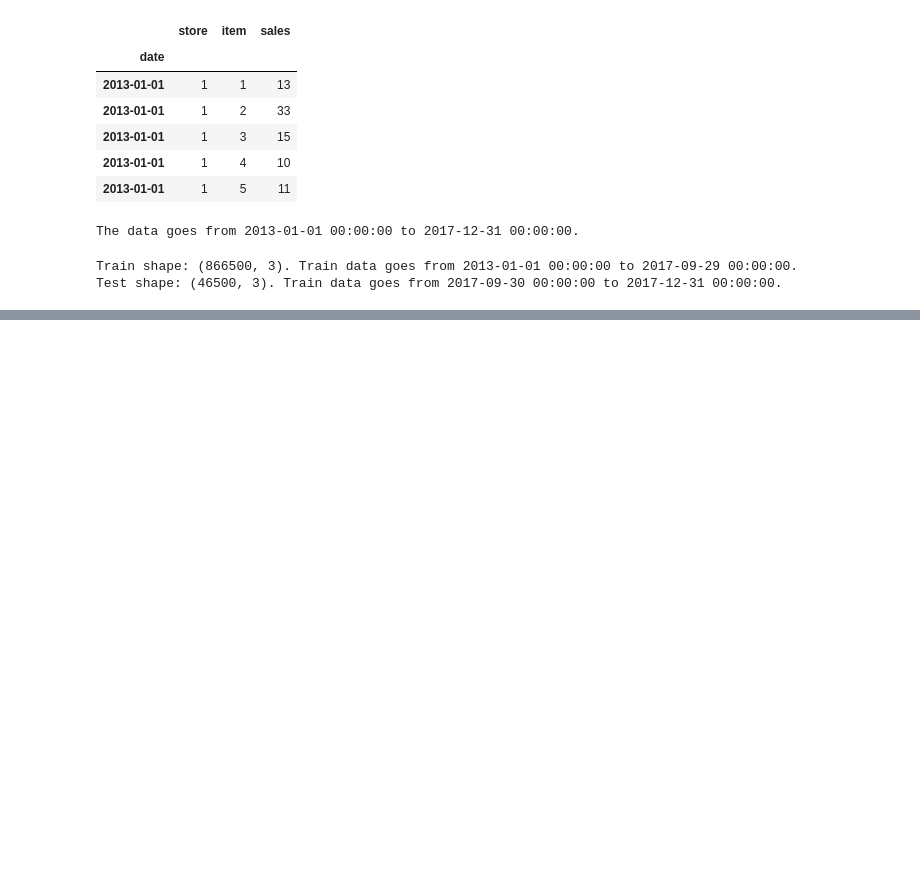
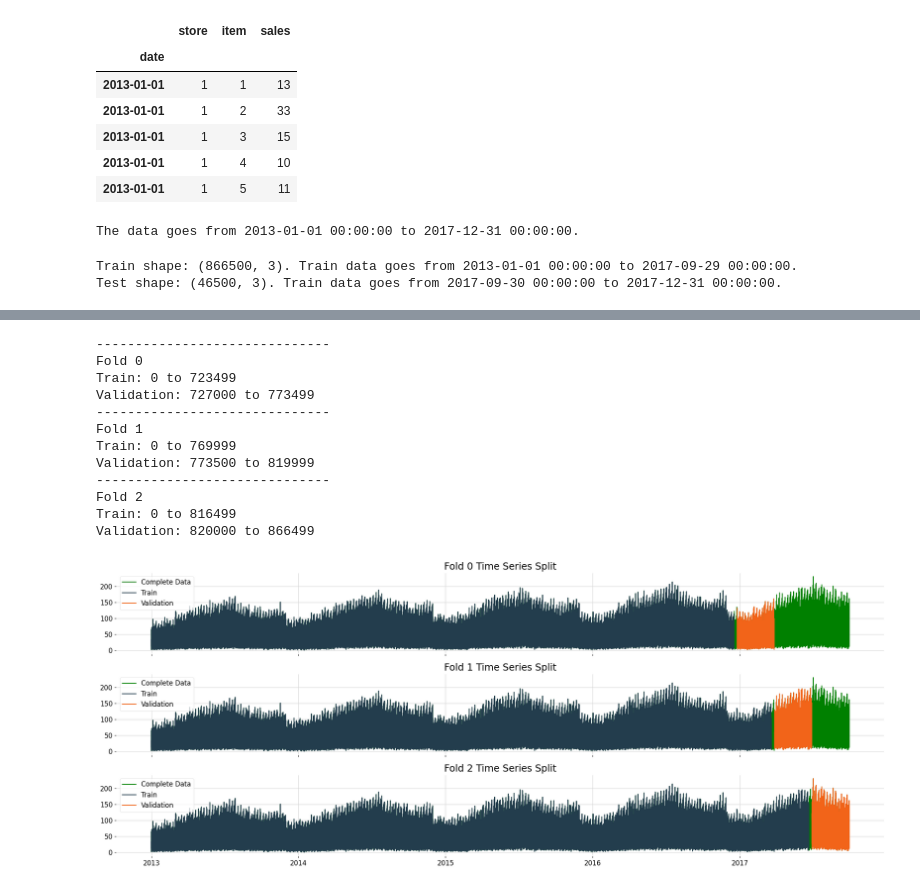
Before and after one commit to PantosThn/timeseries_tutorial, a Jupyter notebook: timeseries_103/notebooks/03_forecasting_with_lightgbm.ipynb, the cells around one changed output, grey strips where cells are left out. Drawn from its saved outputs; the diff is of its cells as text; code cells hidden in the pictures; blank space fills up the shorter version.

```diff
--- a/timeseries_103/notebooks/03_forecasting_with_lightgbm.ipynb
+++ b/timeseries_103/notebooks/03_forecasting_with_lightgbm.ipynb
@@ -90,0 +203,19 @@ plot_time_series_split(train, test, CUTOFF_DATE)
+# %%
+TEST_SIZE, GAP, TARGET = 1*93*50*10, 1*7*50*10, 'sales'
+# TEST_SIZE, GAP, TARGET = 1*93, 1*7, 'sales'
+
+time_series_cv_report(train,  target=TARGET, test_size=TEST_SIZE, gap=GAP, n_splits=3)
+# %% [output]
+------------------------------
+Fold 0
+Train: 0 to 723499
+Validation: 727000 to 773499
+------------------------------
+Fold 1
+Train: 0 to 769999
+Validation: 773500 to 819999
+------------------------------
+Fold 2
+Train: 0 to 816499
+Validation: 820000 to 866499
+[figure, added]
```
Also changed, not shown: parts of 37 cells of this notebook.
